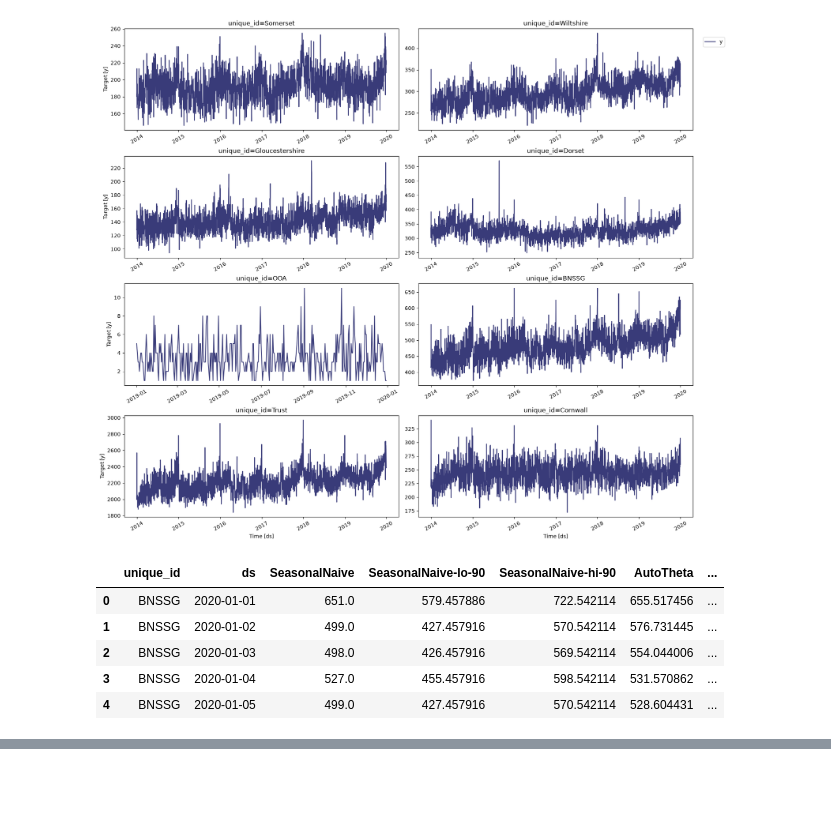
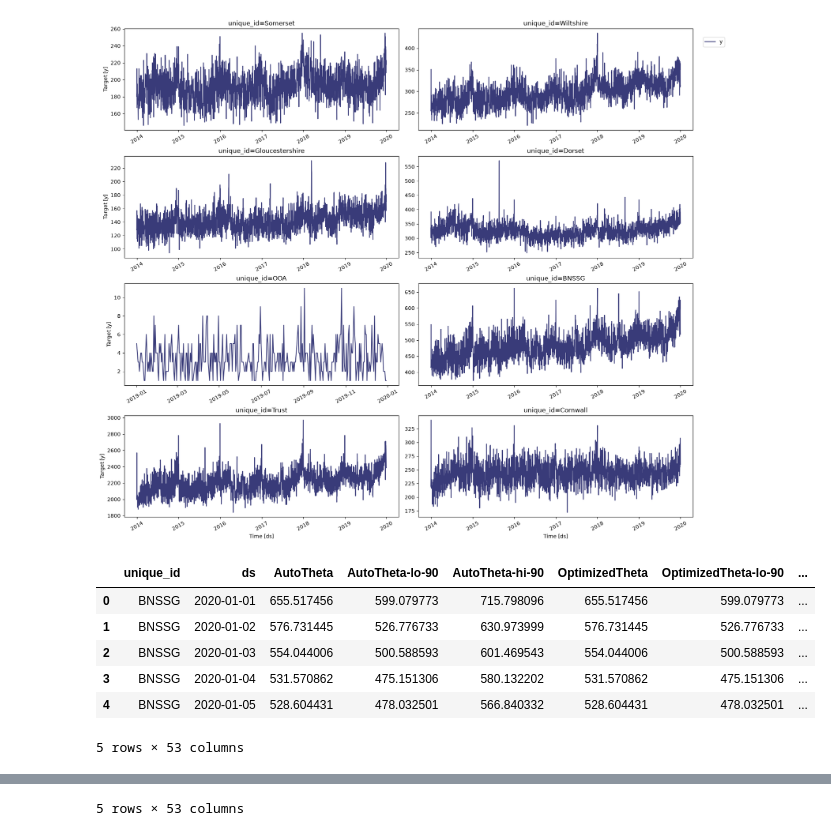
Before and after one commit to ambmodels/ambforecast-intern, a Jupyter notebook: statsforecast_ambulanceresponse.ipynb, the cells around one changed output, grey strips where cells are left out. Drawn from its saved outputs; the diff is of its cells as text; code cells hidden in the pictures; blank space fills up the shorter version.

```diff
--- a/statsforecast_ambulanceresponse.ipynb
+++ b/statsforecast_ambulanceresponse.ipynb
@@ -178,35 +177,45 @@ StatsForecast.plot(df_rename)
 # %%
 # training the model for many series
 # list of models
 
 df_filtered = df_rename[df_rename['unique_id'] != 'OOA']
 
 models = [
-    AutoARIMA(season_length=365),
-    AutoETS(season_length=365),
-    AutoCES(season_length=365),
     AutoTheta(season_length=365),
+    OptimizedTheta(season_length=365),
+    DynamicTheta(season_length=365),
+    DynamicOptimizedTheta(season_length=365),
+    MSTL(season_length=[7,365]),
+    GARCH(),
+    ARCH(),
+    HistoricAverage(),
+    Naive(),
+    RandomWalkWithDrift(),
     SeasonalNaive(season_length=365),
-    AutoTheta(season_length=365),
+    WindowAverage(window_size=7),
+    SeasonalWindowAverage(season_length=365, window_size=3),
+    SimpleExponentialSmoothingOptimized(),
+    SeasonalExponentialSmoothingOptimized(season_length=365),
+    Holt(season_length=365),
     HoltWinters(season_length=365),
-    HistoricAverage(),
-    MSTL(season_length=[7,365]),
 ]
+
 
 sf = StatsForecast(
     models=models,
     freq='D',
     fallback_model=SeasonalNaive(season_length=365),
-    n_jobs=-1
+    n_jobs=2
 )
 
 forecasts_df = sf.forecast(df=df_filtered, h=365, level=[90])
 display(forecasts_df.head())
 display(forecasts_df.tail())
 # %% [output]
-|  | unique_id | ds | SeasonalNaive | SeasonalNaive-lo-90 | SeasonalNaive-hi-90 | AutoTheta | ... |
-| 0 | BNSSG | 2020-01-01 | 651.0 | 579.457886 | 722.542114 | 655.517456 | ... |
-| 1 | BNSSG | 2020-01-02 | 499.0 | 427.457916 | 570.542114 | 576.731445 | ... |
-| 2 | BNSSG | 2020-01-03 | 498.0 | 426.457916 | 569.542114 | 554.044006 | ... |
-| 3 | BNSSG | 2020-01-04 | 527.0 | 455.457916 | 598.542114 | 531.570862 | ... |
-| 4 | BNSSG | 2020-01-05 | 499.0 | 427.457916 | 570.542114 | 528.604431 | ... |
+|  | unique_id | ds | AutoTheta | AutoTheta-lo-90 | AutoTheta-hi-90 | OptimizedTheta | OptimizedTheta-lo-90 | ... |
+| 0 | BNSSG | 2020-01-01 | 655.517456 | 599.079773 | 715.798096 | 655.517456 | 599.079773 | ... |
+| 1 | BNSSG | 2020-01-02 | 576.731445 | 526.776733 | 630.973999 | 576.731445 | 526.776733 | ... |
+| 2 | BNSSG | 2020-01-03 | 554.044006 | 500.588593 | 601.469543 | 554.044006 | 500.588593 | ... |
+| 3 | BNSSG | 2020-01-04 | 531.570862 | 475.151306 | 580.132202 | 531.570862 | 475.151306 | ... |
+| 4 | BNSSG | 2020-01-05 | 528.604431 | 478.032501 | 566.840332 | 528.604431 | 478.032501 | ... |
+5 rows × 53 columns
@@ -219,3 +228,4 @@ display(forecasts_df.tail())
+5 rows × 53 columns
 # %%
 sf.plot(df_filtered,forecasts_df)
 # %% [output]
```
Also changed, not shown: parts of 7 cells of this notebook.
